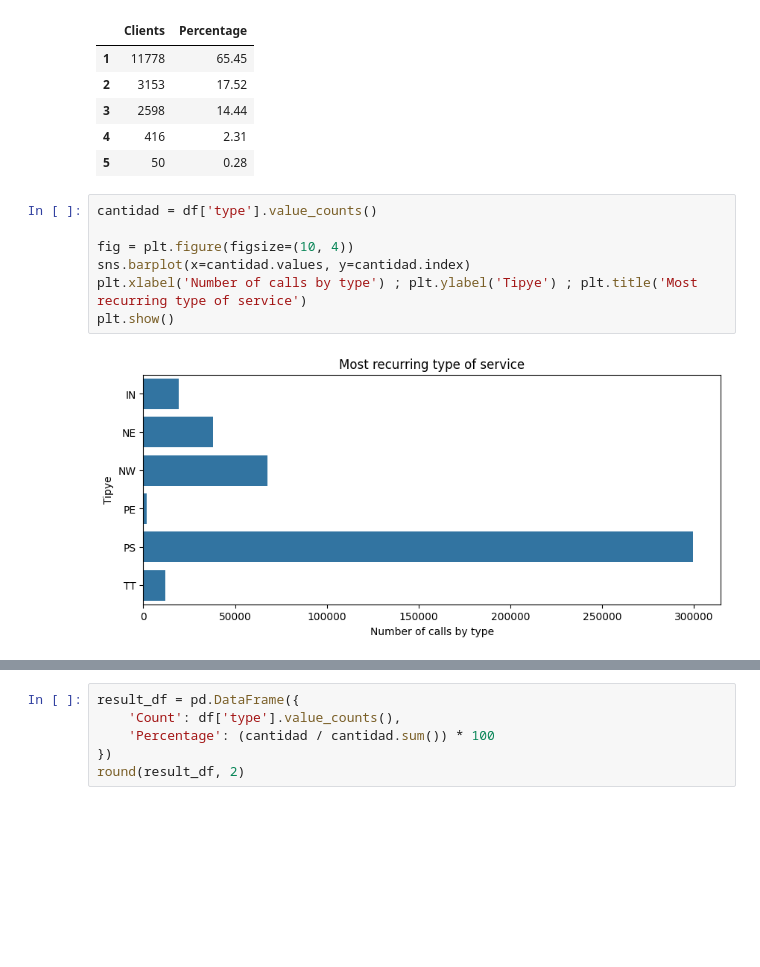
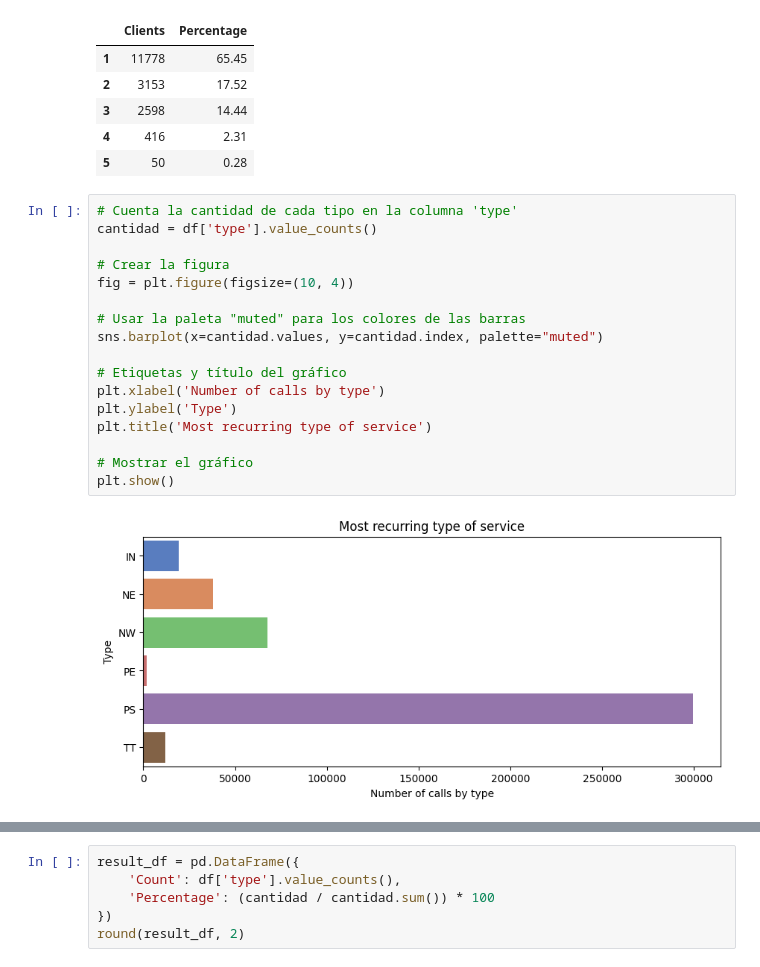
Before and after one commit to facu-corvalan/CallCenter, a Jupyter notebook: EDA.ipynb, the cells around one changed output, grey strips where cells are left out. Drawn from its saved outputs; the diff is of its cells as text; blank space fills up the shorter version.

```diff
--- a/EDA.ipynb
+++ b/EDA.ipynb
@@ -281,11 +386,21 @@ result_df
 | 4 | 416 | 2.31 |
 | 5 | 50 | 0.28 |
 # %%
+# Cuenta la cantidad de cada tipo en la columna 'type'
 cantidad = df['type'].value_counts()
 
+# Crear la figura
 fig = plt.figure(figsize=(10, 4))
-sns.barplot(x=cantidad.values, y=cantidad.index)
-plt.xlabel('Number of calls by type') ; plt.ylabel('Tipye') ; plt.title('Most recurring type of service')
+
+# Usar la paleta "muted" para los colores de las barras
+sns.barplot(x=cantidad.values, y=cantidad.index, palette="muted")
+
+# Etiquetas y título del gráfico
+plt.xlabel('Number of calls by type')
+plt.ylabel('Type')
+plt.title('Most recurring type of service')
+
+# Mostrar el gráfico
 plt.show()
 # %% [output]
-[figure, old version]
+[figure, new version]
```
Also changed, not shown: parts of 17 cells of this notebook, 1 other file.
